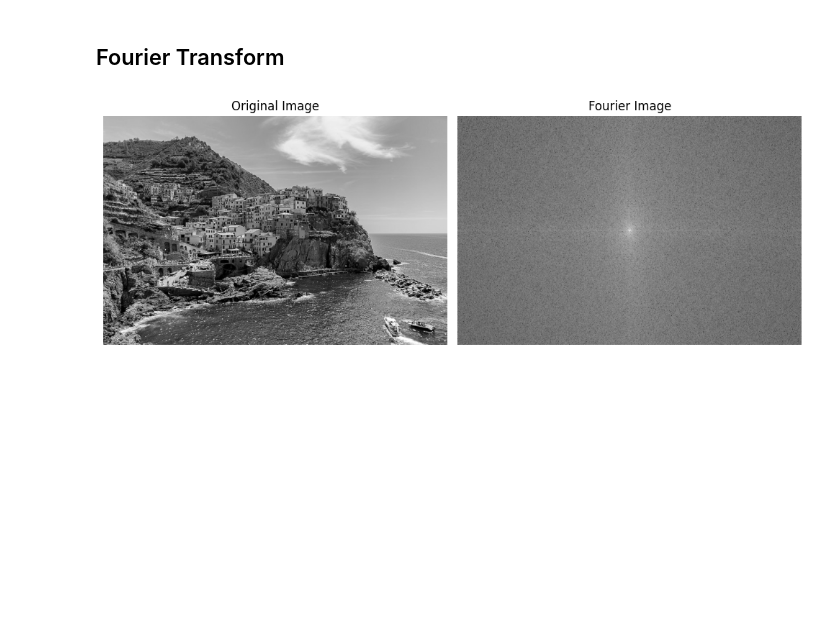
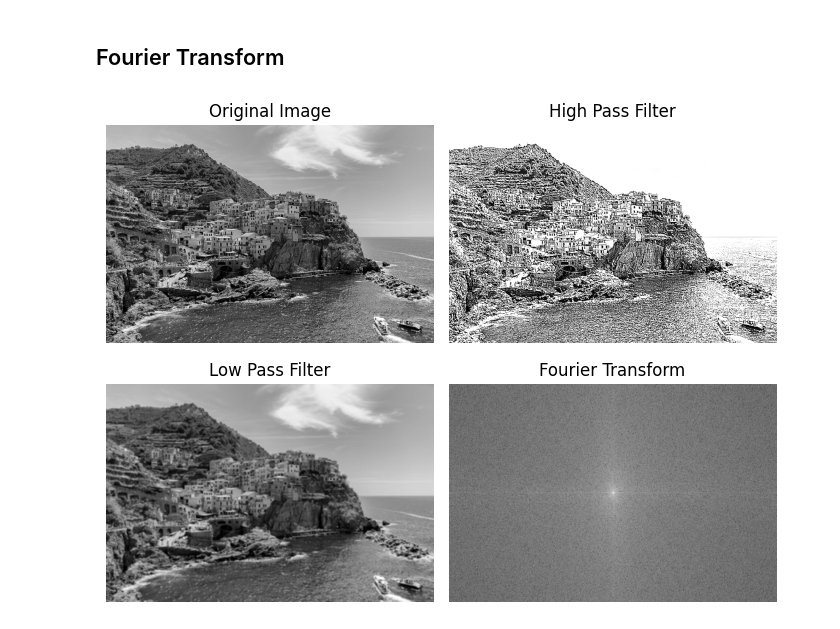
Before and after one commit to ashishyadav2/SSPublic, a Jupyter notebook: MV/MV_EXP_3.ipynb, the cells around one changed output. Saved outputs shown, nothing was run; the diff lists cells and outputs as text; code cells hidden in the pictures; blank space fills up the shorter version.

```diff
--- a/MV/MV_EXP_3.ipynb
+++ b/MV/MV_EXP_3.ipynb
@@ -12,6 +12,17 @@ def show_img(image):
         cv2.destroyAllWindows()
     else:
         print("Error!")
+
+def plot_img(img_list,img_titles):
+    n = len(img_list)
+    plt.figure(figsize=(7,n*2))
+    for i in range(n):
+        plt.subplot(n//2+1,2,i+1)
+        plt.title(img_titles[i])
+        plt.imshow(img_list[i],cmap='gray')
+        plt.axis('off')
+    plt.tight_layout()
+    plt.show()
 # %% [markdown]
 ## High pass filter
 # %%
@@ -34,17 +43,7 @@ show_img(low_pass_image)
 f_transform = np.fft.fft2(image)
 f_transform_shifted = np.fft.fftshift(f_transform)
 f_image = np.log(np.abs(f_transform_shifted)+1)
-# %%
-plt.figure(figsize=(10,12))
-plt.subplot(1,2,1)
-plt.title("Original Image")
-plt.imshow(image,cmap='gray')
-plt.axis('off')
-plt.subplot(1,2,2)
-plt.title("Fourier Image")
-plt.imshow(f_image,cmap='gray')
-plt.axis('off')
-plt.tight_layout()
-plt.show()
-# %% [output]
-[figure, removed]
+# %%
+plot_img([image,high_pass_image,low_pass_image,f_image],['Original Image','High Pass Filter','Low Pass Filter','Fourier Transform'])
+# %% [output]
+[figure, added]
```
Also changed, not shown: parts of 2 cells of this notebook.
